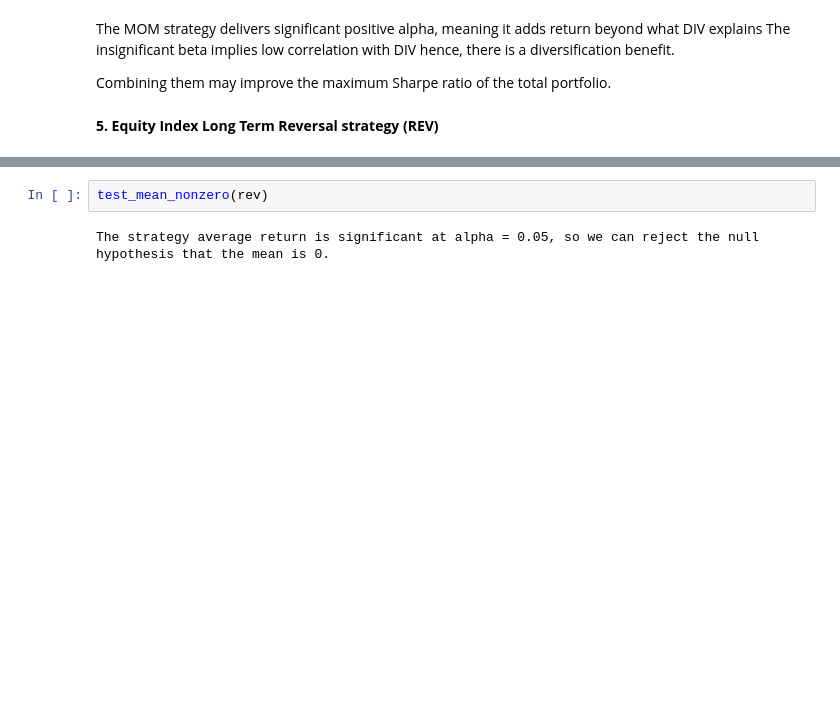
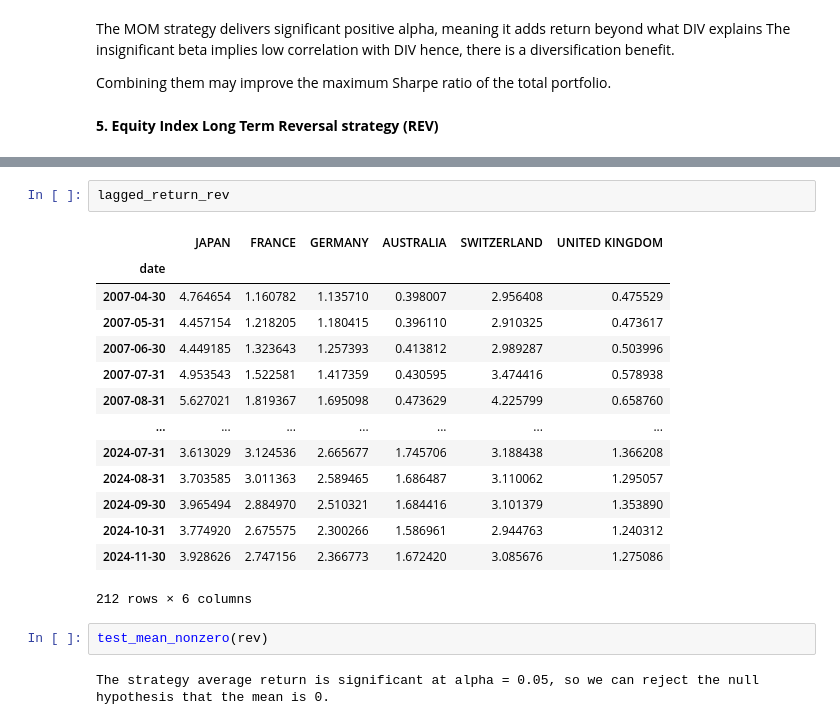
Before and after one commit to Wfiles/global-tactical-fund-simulator, a Jupyter notebook: data_collection.ipynb, the cells around one changed output, grey strips where cells are left out. Drawn from its saved outputs; the diff is of its cells as text; blank space fills up the shorter version.

```diff
--- a/data_collection.ipynb
+++ b/data_collection.ipynb
@@ -859,4 +851,21 @@ Annualized Sharpe Ratio      : -0.203
 --------------------------------------------------
+# %%
+lagged_return_rev
+# %% [output]
+|  | JAPAN | FRANCE | GERMANY | AUSTRALIA | SWITZERLAND | UNITED KINGDOM |
+| date |  |  |  |  |  |  |
+| 2007-04-30 | 4.764654 | 1.160782 | 1.135710 | 0.398007 | 2.956408 | 0.475529 |
+| 2007-05-31 | 4.457154 | 1.218205 | 1.180415 | 0.396110 | 2.910325 | 0.473617 |
+| 2007-06-30 | 4.449185 | 1.323643 | 1.257393 | 0.413812 | 2.989287 | 0.503996 |
+| 2007-07-31 | 4.953543 | 1.522581 | 1.417359 | 0.430595 | 3.474416 | 0.578938 |
+| 2007-08-31 | 5.627021 | 1.819367 | 1.695098 | 0.473629 | 4.225799 | 0.658760 |
+| ... | ... | ... | ... | ... | ... | ... |
+| 2024-07-31 | 3.613029 | 3.124536 | 2.665677 | 1.745706 | 3.188438 | 1.366208 |
+| 2024-08-31 | 3.703585 | 3.011363 | 2.589465 | 1.686487 | 3.110062 | 1.295057 |
+| 2024-09-30 | 3.965494 | 2.884970 | 2.510321 | 1.684416 | 3.101379 | 1.353890 |
+| 2024-10-31 | 3.774920 | 2.675575 | 2.300266 | 1.586961 | 2.944763 | 1.240312 |
+| 2024-11-30 | 3.928626 | 2.747156 | 2.366773 | 1.672420 | 3.085676 | 1.275086 |
+212 rows × 6 columns
 # %%
 test_mean_nonzero(rev)
 # %% [output]
```
Also changed, not shown: parts of 22 cells of this notebook.
